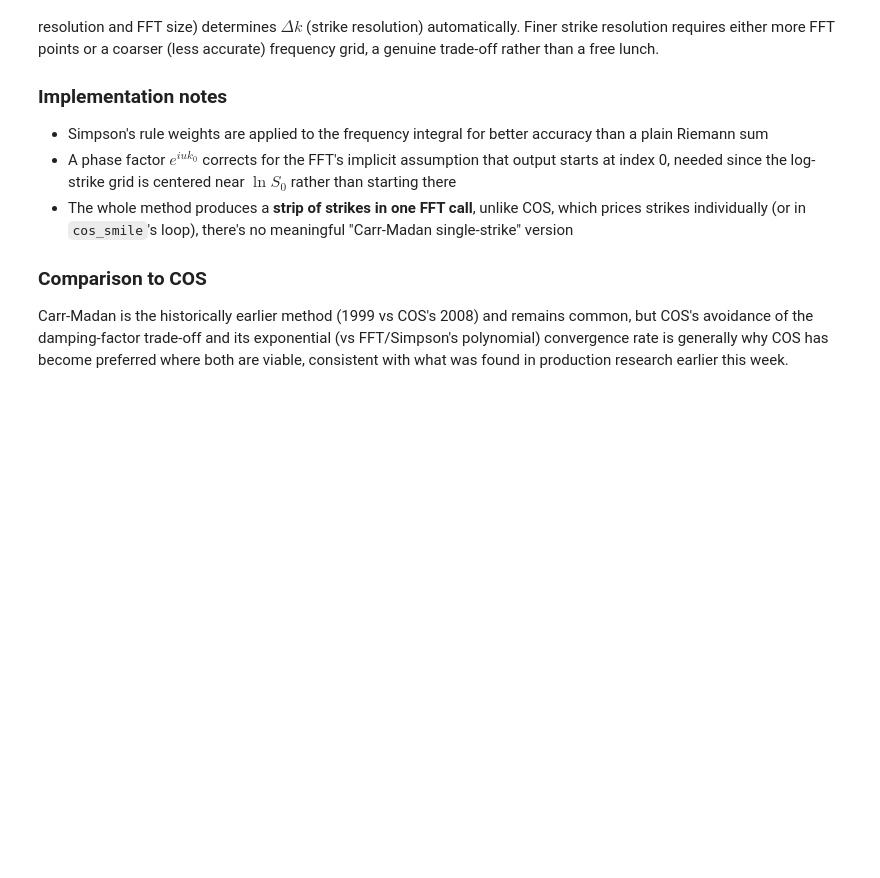
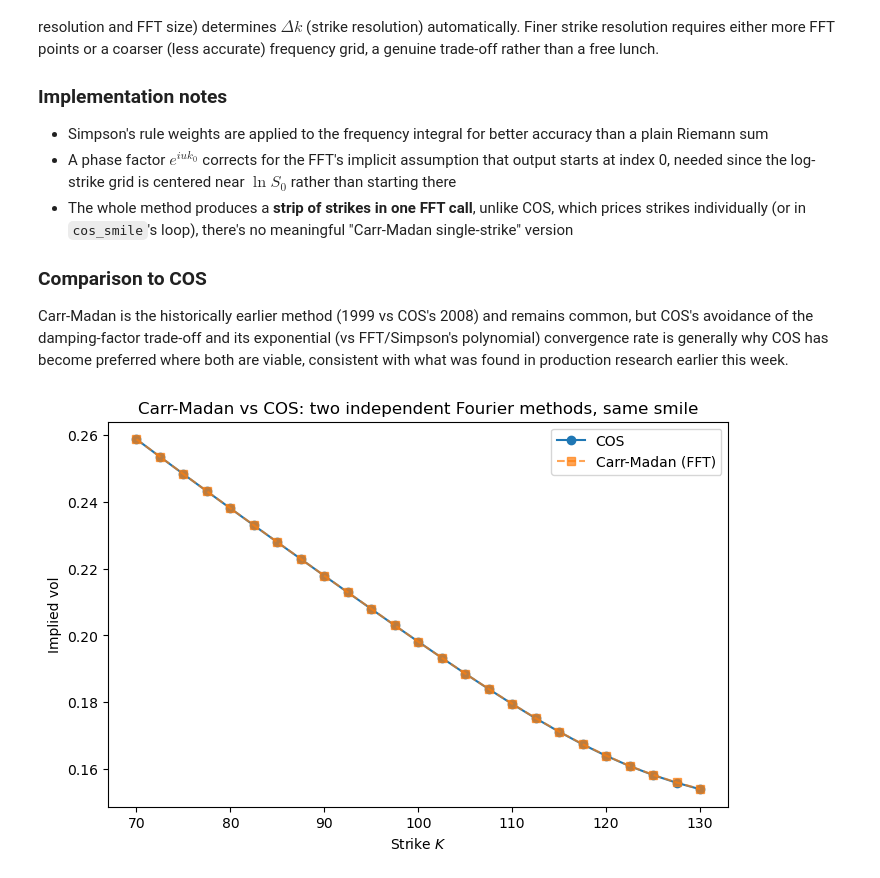
Before and after one commit to Kunvuthi/quant-project, a Jupyter notebook: notebooks/09_fourier_pricing.ipynb, the cells around one changed output. Drawn from its saved outputs; the diff is of its cells as text; code cells hidden in the pictures; blank space fills up the shorter version.

```diff
--- a/notebooks/09_fourier_pricing.ipynb
+++ b/notebooks/09_fourier_pricing.ipynb
@@ -302,3 +302,45 @@ common, but COS's avoidance of the damping-factor trade-off and its exponential
 (vs FFT/Simpson's polynomial) convergence rate is generally why COS has become
 preferred where both are viable, consistent with what was found in production
 research earlier this week.
+# %%
+from pricing.carr_madan import carr_madan_call_prices, carr_madan_put_prices
+
+S0, v0 = 100.0, 0.04
+kappa, theta, xi, rho, r = 2.0, 0.04, 0.3, -0.7, 0.05
+T = 0.5
+
+# Carr-Madan: one FFT call gives the whole strip
+cm_strikes, cm_calls = carr_madan_call_prices(S0, v0, kappa, theta, xi, rho, r, T)
+_, cm_puts = carr_madan_put_prices(S0, v0, kappa, theta, xi, rho, r, T)
+
+# restrict to the strike range actually of interest, the FFT grid spans far
+# wider than any real market would quote
+plot_strikes = np.linspace(70, 130, 25)
+cm_prices_at_strikes = np.array([
+    np.interp(K, cm_strikes, cm_calls if K >= S0 else cm_puts) for K in plot_strikes
+])
+cm_ivs = np.array([
+    bsm_implied_vol(p, S0, K, T, r, option_type='call' if K >= S0 else 'put')
+    for p, K in zip(cm_prices_at_strikes, plot_strikes)
+])
+
+# COS, same strikes, native call/put per Day 22-23's OTM convention
+cos_prices = np.empty_like(plot_strikes)
+call_mask = plot_strikes >= S0
+cos_prices[call_mask] = cos_smile(S0, v0, kappa, theta, xi, rho, r, T, plot_strikes[call_mask], option_type='call')
+cos_prices[~call_mask] = cos_smile(S0, v0, kappa, theta, xi, rho, r, T, plot_strikes[~call_mask], option_type='put')
+cos_ivs = np.array([
+    bsm_implied_vol(p, S0, K, T, r, option_type='call' if K >= S0 else 'put')
+    for p, K in zip(cos_prices, plot_strikes)
+])
+
+plt.figure(figsize=(8, 5))
+plt.plot(plot_strikes, cos_ivs, 'o-', label='COS')
+plt.plot(plot_strikes, cm_ivs, 's--', alpha=0.7, label='Carr-Madan (FFT)')
+plt.xlabel("Strike $K$")
+plt.ylabel("Implied vol")
+plt.legend()
+plt.title("Carr-Madan vs COS: two independent Fourier methods, same smile")
+plt.show()
+# %% [output]
+[figure, added]
```
Also changed, not shown: parts of 3 cells of this notebook.
